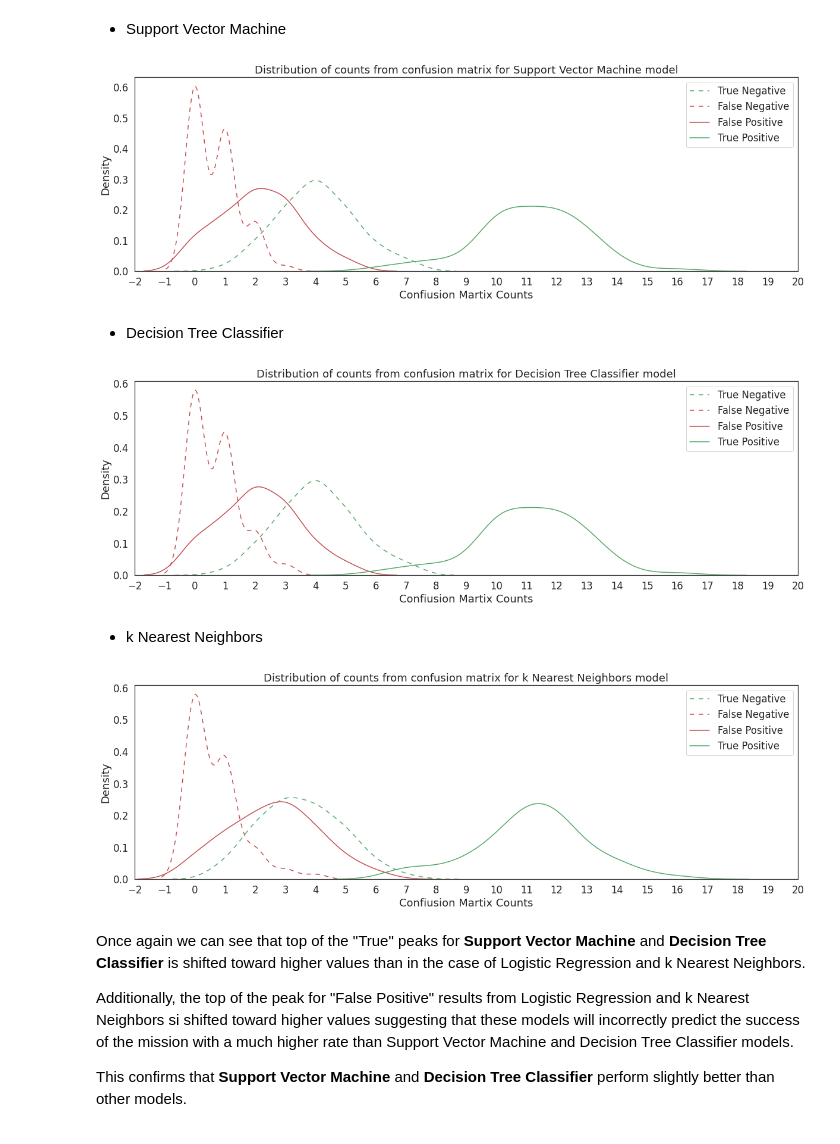
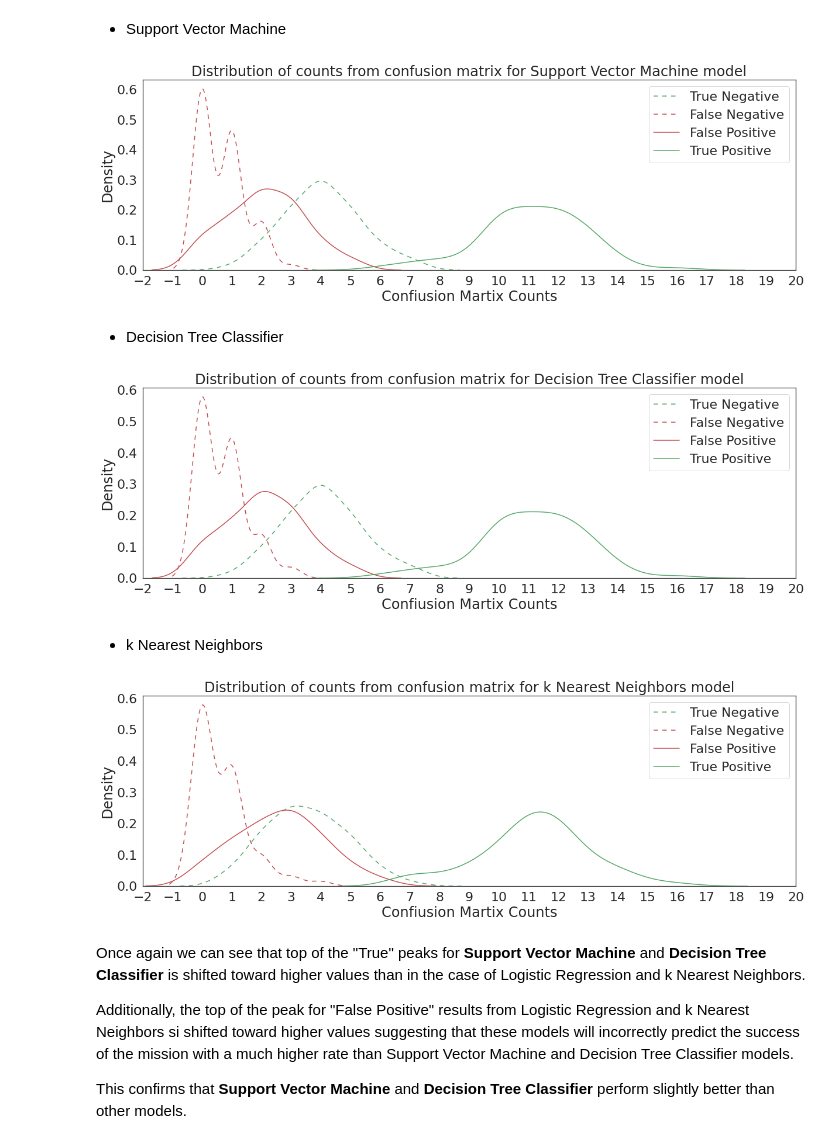
Before and after one commit to ljszatkowski/Applied-Data-Science-Capstone---Coursera, a Jupyter notebook: 09_Statistics_for_Predictive_Analysis.ipynb, the cells around one changed output. Cells and saved outputs as stored; diff of their text form; code cells hidden in the pictures.

```diff
--- a/09_Statistics_for_Predictive_Analysis.ipynb
+++ b/09_Statistics_for_Predictive_Analysis.ipynb
@@ -260,34 +260,34 @@ plt.close()
 # %%
 plt.figure(figsize=(20, 6))
 
-sns.set(font_scale = 1.5)
+sns.set(font_scale = 2)
 sns.set_style("white")
 
 ax1 = sns.distplot(stat_df['SV_TN'], hist=False, color="g", label ="True Negative")
 ax2 = sns.distplot(stat_df['SV_FN'], hist=False, color="r", label ="False Negative", ax=ax1)
 ax3 = sns.distplot(stat_df['SV_FP'], hist=False, color="r", label ="False Positive", ax=ax1)
 ax4 = sns.distplot(stat_df['SV_TP'], hist=False, color="g", label ="True Positive", ax=ax1)
 ax1.lines[0].set_linestyle((0, (5, 5)))
 ax2.lines[1].set_linestyle((0, (5, 5)))
 ax1.set(xlim=(-2, 20))
 plt.xticks(np.arange(-2, 21, 1))
 
 
 plt.title("Distribution of counts from confusion matrix for Support Vector Machine model")
 plt.xlabel('Confiusion Martix Counts')
 plt.ylabel('Density')
 plt.legend()
 
 plt.show()
 plt.close()
 # %% [output]
-[figure, old version]
+[figure, new version]
 # %% [markdown]
 * Decision Tree Classifier
 # %%
 plt.figure(figsize=(20, 6))
 
-sns.set(font_scale = 1.5)
+sns.set(font_scale = 2)
 sns.set_style("white")
 
 ax1 = sns.distplot(stat_df['TR_TN'], hist=False, color="g", label ="True Negative")
@@ -308,13 +308,13 @@ plt.legend()
 plt.show()
 plt.close()
 # %% [output]
-[figure, old version]
+[figure, new version]
 # %% [markdown]
 * k Nearest Neighbors
 # %%
 plt.figure(figsize=(20, 6))
 
-sns.set(font_scale = 1.5)
+sns.set(font_scale = 2)
 sns.set_style("white")
 
 ax1 = sns.distplot(stat_df['KNN_TN'], hist=False, color="g", label ="True Negative")
@@ -335,7 +335,7 @@ plt.legend()
 plt.show()
 plt.close()
 # %% [output]
-[figure, old version]
+[figure, new version]
 # %% [markdown]
 Once again we can see that top of the "True" peaks for **Support Vector Machine** and **Decision Tree Classifier** is shifted toward higher values than in the case of Logistic Regression and k Nearest Neighbors.
 
```
